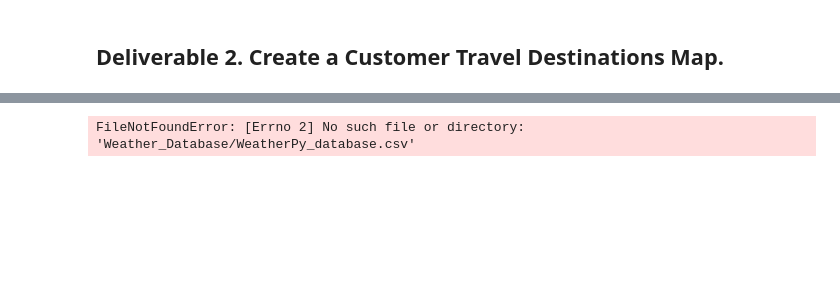
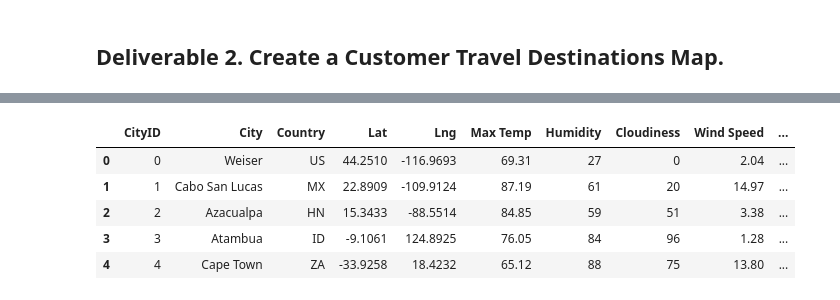
Before and after one commit to mikeschnur/WeatherPy, a Jupyter notebook: World_Weather_Analysis/Vacation_Search/Vacation_Search.ipynb, the cells around one changed output, grey strips where cells are left out. Saved outputs shown, nothing was run; the diff lists cells and outputs as text; code cells hidden in the pictures; blank space fills up the shorter version.

```diff
--- a/World_Weather_Analysis/Vacation_Search/Vacation_Search.ipynb
+++ b/World_Weather_Analysis/Vacation_Search/Vacation_Search.ipynb
@@ -16,9 +34,14 @@ ModuleNotFoundError: No module named 'gmaps'
 # %%
 # 1. Import the WeatherPy_database.csv file.
-city_data_df = pd.read_csv("Weather_Database/WeatherPy_database.csv")
+city_data_df = pd.read_csv("/Users/mikeschnur/Desktop/Bootcamp Folder/World_Weather_Analysis/Weather_Database/WeatherPy_Database.csv")
 city_data_df.head()
 # %% [output]
-FileNotFoundError: [Errno 2] No such file or directory: 'Weather_Database/WeatherPy_database.csv'
+|  | CityID | City | Country | Lat | Lng | Max Temp | Humidity | Cloudiness | Wind Speed | ... |
+| 0 | 0 | Weiser | US | 44.2510 | -116.9693 | 69.31 | 27 | 0 | 2.04 | ... |
+| 1 | 1 | Cabo San Lucas | MX | 22.8909 | -109.9124 | 87.19 | 61 | 20 | 14.97 | ... |
+| 2 | 2 | Azacualpa | HN | 15.3433 | -88.5514 | 84.85 | 59 | 51 | 3.38 | ... |
+| 3 | 3 | Atambua | ID | -9.1061 | 124.8925 | 76.05 | 84 | 96 | 1.28 | ... |
+| 4 | 4 | Cape Town | ZA | -33.9258 | 18.4232 | 65.12 | 88 | 75 | 13.80 | ... |
 # %%
 # 2. Prompt the user to enter minimum and maximum temperature criteria
 min_temp = float(input("What is the minimum temperature you would like for your trip? "))
```
Also changed, not shown: parts of 12 cells of this notebook, 9 other files.
